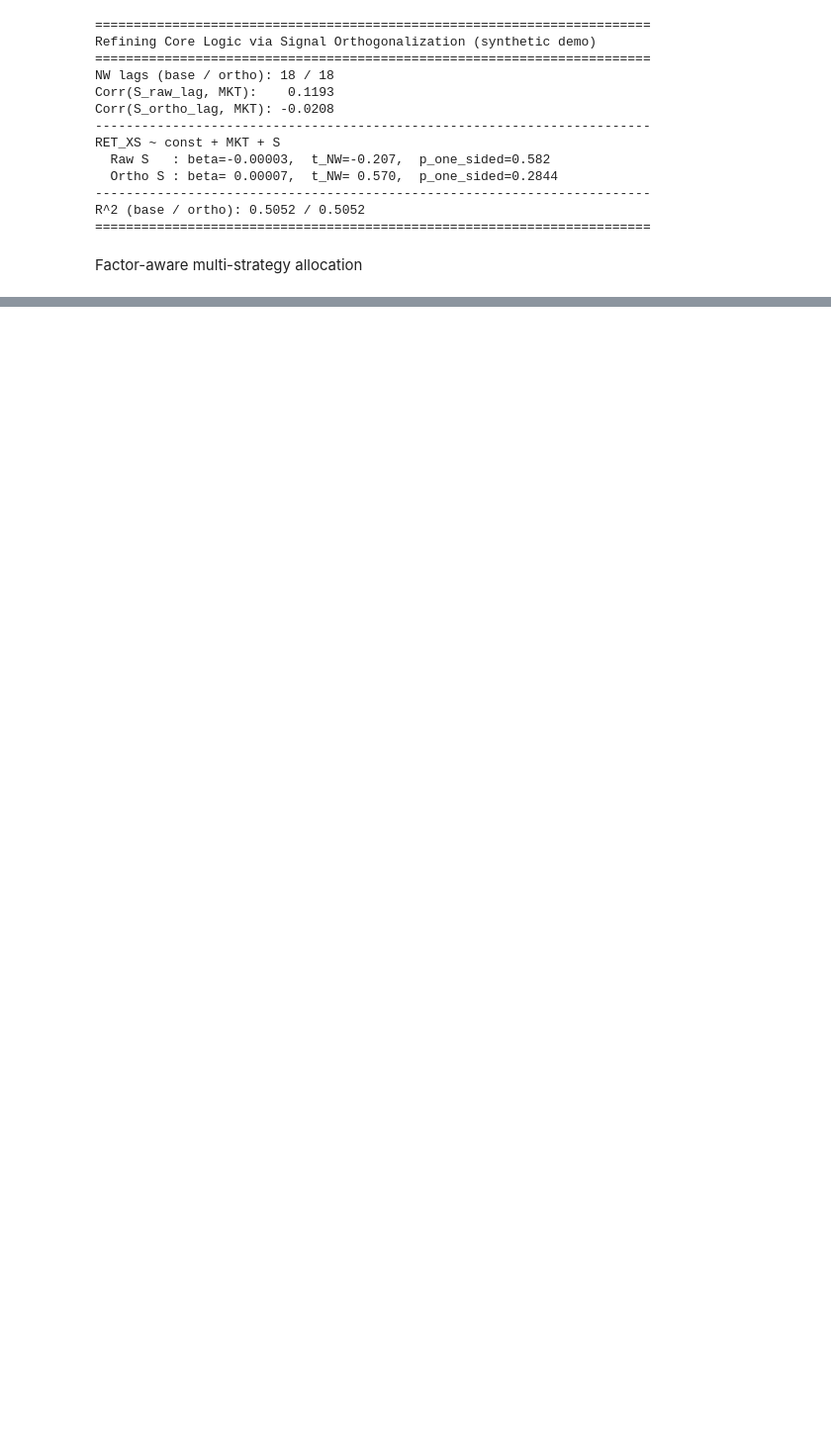
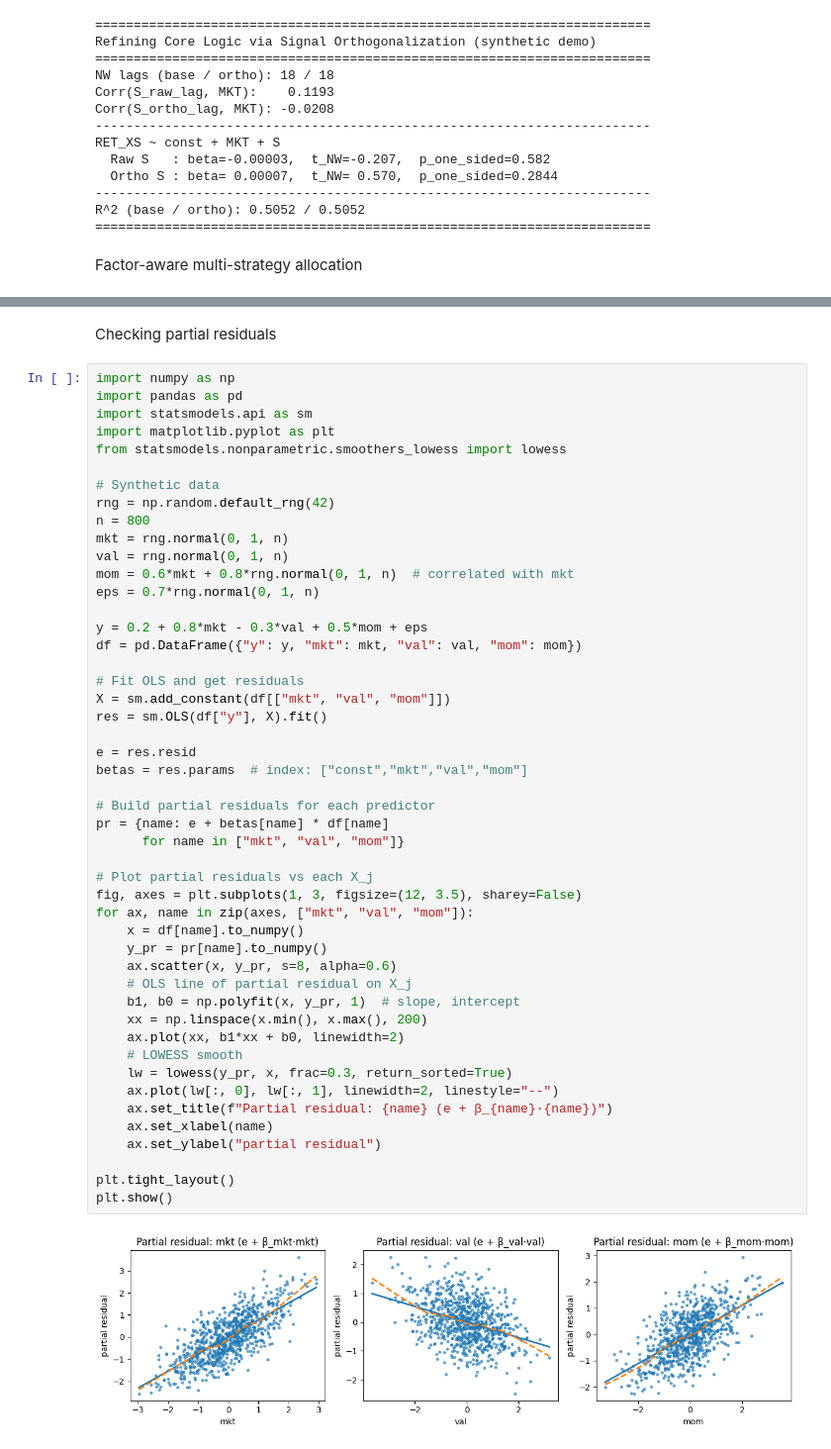
Before and after one commit to quantbeckman/Statistics-for-Algorithmic-Traders, a Jupyter notebook: 6. Alpha an factor decomposition.ipynb, the cells around one changed output, grey strips where cells are left out. Shown at 99% size. Cells and saved outputs as stored; diff of their text form; blank space fills up the shorter version.

Commit message:
6. Alpha and factor decomposition

```diff
--- a/6. Alpha an factor decomposition.ipynb
+++ b/6. Alpha an factor decomposition.ipynb
@@ -1404,0 +1569,52 @@ Factor-neutral (MKT & SMB) residual-optimized portfolio:
+# %% [markdown]
+Checking partial residuals
+# %%
+import numpy as np
+import pandas as pd
+import statsmodels.api as sm
+import matplotlib.pyplot as plt
+from statsmodels.nonparametric.smoothers_lowess import lowess
+
+# Synthetic data
+rng = np.random.default_rng(42)
+n = 800
+mkt = rng.normal(0, 1, n)
+val = rng.normal(0, 1, n)
+mom = 0.6*mkt + 0.8*rng.normal(0, 1, n)  # correlated with mkt
+eps = 0.7*rng.normal(0, 1, n)
+
+y = 0.2 + 0.8*mkt - 0.3*val + 0.5*mom + eps
+df = pd.DataFrame({"y": y, "mkt": mkt, "val": val, "mom": mom})
+
+# Fit OLS and get residuals
+X = sm.add_constant(df[["mkt", "val", "mom"]])
+res = sm.OLS(df["y"], X).fit()
+
+e = res.resid
+betas = res.params  # index: ["const","mkt","val","mom"]
+
+# Build partial residuals for each predictor
+pr = {name: e + betas[name] * df[name]
+      for name in ["mkt", "val", "mom"]}
+
+# Plot partial residuals vs each X_j
+fig, axes = plt.subplots(1, 3, figsize=(12, 3.5), sharey=False)
+for ax, name in zip(axes, ["mkt", "val", "mom"]):
+    x = df[name].to_numpy()
+    y_pr = pr[name].to_numpy()
+    ax.scatter(x, y_pr, s=8, alpha=0.6)
+    # OLS line of partial residual on X_j
+    b1, b0 = np.polyfit(x, y_pr, 1)  # slope, intercept
+    xx = np.linspace(x.min(), x.max(), 200)
+    ax.plot(xx, b1*xx + b0, linewidth=2)
+    # LOWESS smooth
+    lw = lowess(y_pr, x, frac=0.3, return_sorted=True)
+    ax.plot(lw[:, 0], lw[:, 1], linewidth=2, linestyle="--")
+    ax.set_title(f"Partial residual: {name} (e + β_{name}·{name})")
+    ax.set_xlabel(name)
+    ax.set_ylabel("partial residual")
+
+plt.tight_layout()
+plt.show()
+# %% [output]
+[figure, added]
```
Also changed, not shown: parts of 27 cells of this notebook.
